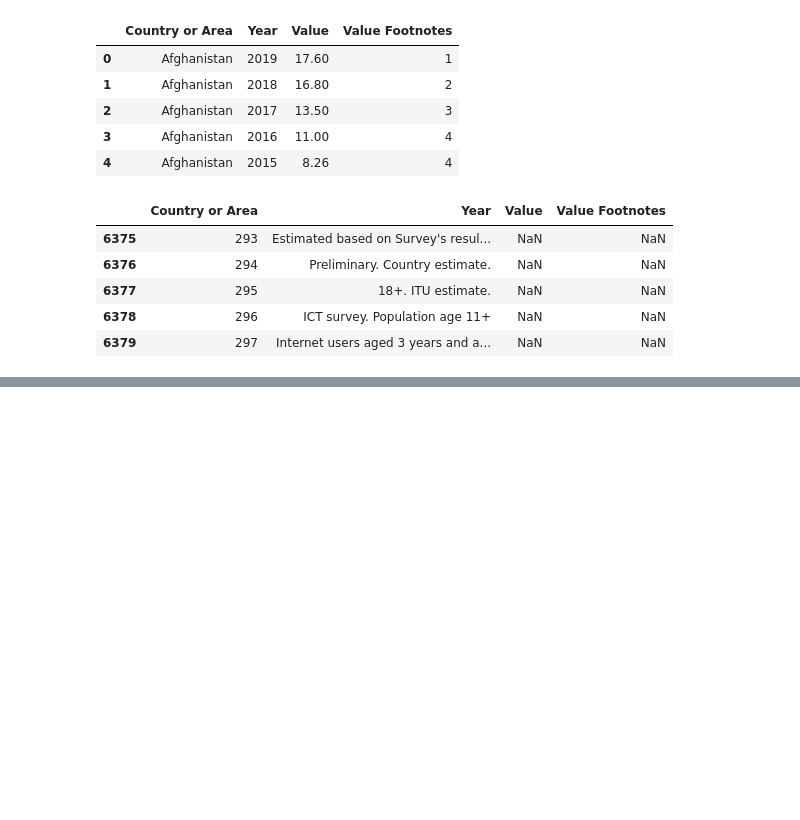
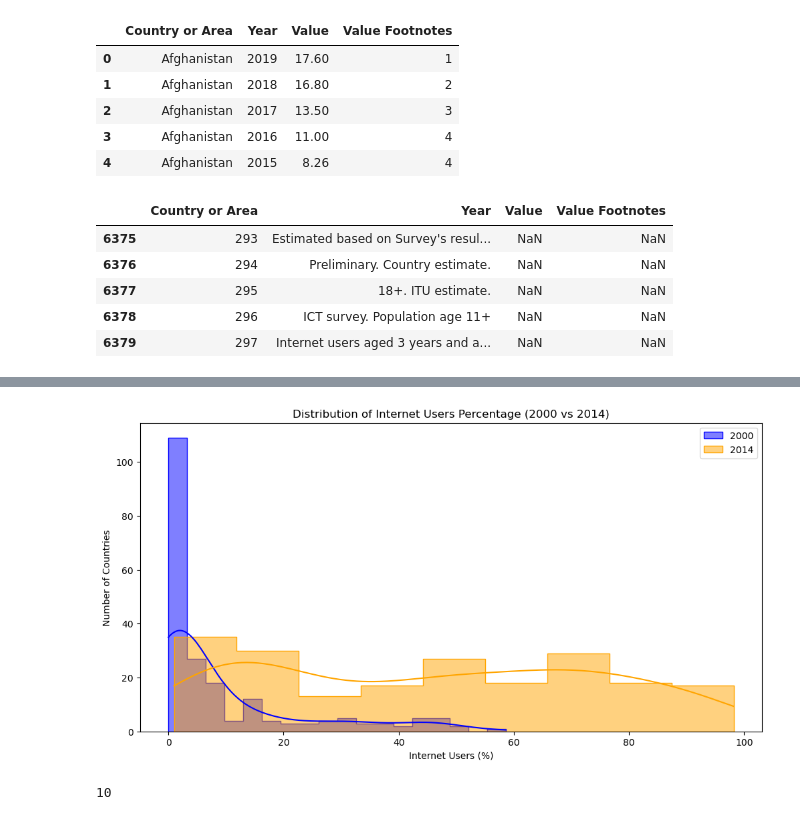
Before and after one commit to NSS-Data-Analytics-Cohort-16/da16-python-gdp-and-internet-use-analysis-brandonwmcmurtry, a Jupyter notebook: notebooks/gdp_internetuse.ipynb, the cells around one changed output, grey strips where cells are left out. Saved outputs shown, nothing was run; the diff lists cells and outputs as text; code cells hidden in the pictures; blank space fills up the shorter version.

```diff
--- a/notebooks/gdp_internetuse.ipynb
+++ b/notebooks/gdp_internetuse.ipynb
@@ -268,0 +327,12 @@ internet_df.tail (5)
+# %%
+internet_df["Year"] = pd.to_numeric(internet_df["Year"], errors="coerce")
+# %%
+internet_df = internet_df.dropna(subset=["Year"])
+# %%
+internet_df["Year"] = internet_df["Year"].astype(int)
+# %%
+df_2000 = internet_df[internet_df["Year"] == 2000]
+df_2014 = internet_df[internet_df["Year"] == 2014]
+
+print(df_2000.info())
+print(df_2014.info())
@@ -268,0 +380,12 @@ internet_df.tail (5)
+# %%
+plt.figure(figsize=(12,6))
+sns.histplot(df_2000["Internet_Users_Pct"], color="blue", label="2000", kde=True, element="step")
+sns.histplot(df_2014["Internet_Users_Pct"], color="orange", label="2014", kde=True, element="step")
+
+plt.title("Distribution of Internet Users Percentage (2000 vs 2014)")
+plt.xlabel("Internet Users (%)")
+plt.ylabel("Number of Countries")
+plt.legend()
+plt.show()
+# %% [output]
+[figure, added]
@@ -268,0 +397,6 @@ internet_df.tail (5)
+# %%
+num_countries_below_5 = low_internet_2014["Country"].nunique()
+
+print(num_countries_below_5)
+# %% [output]
+10
```
Also changed, not shown: parts of 39 cells of this notebook.
